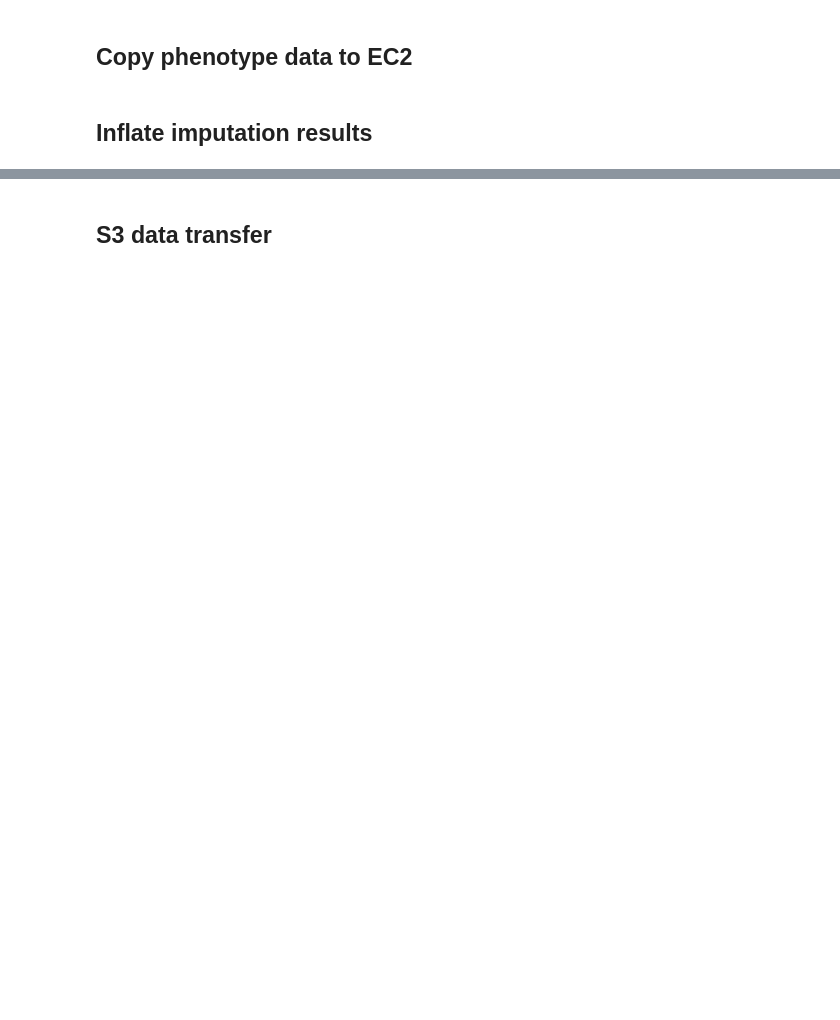
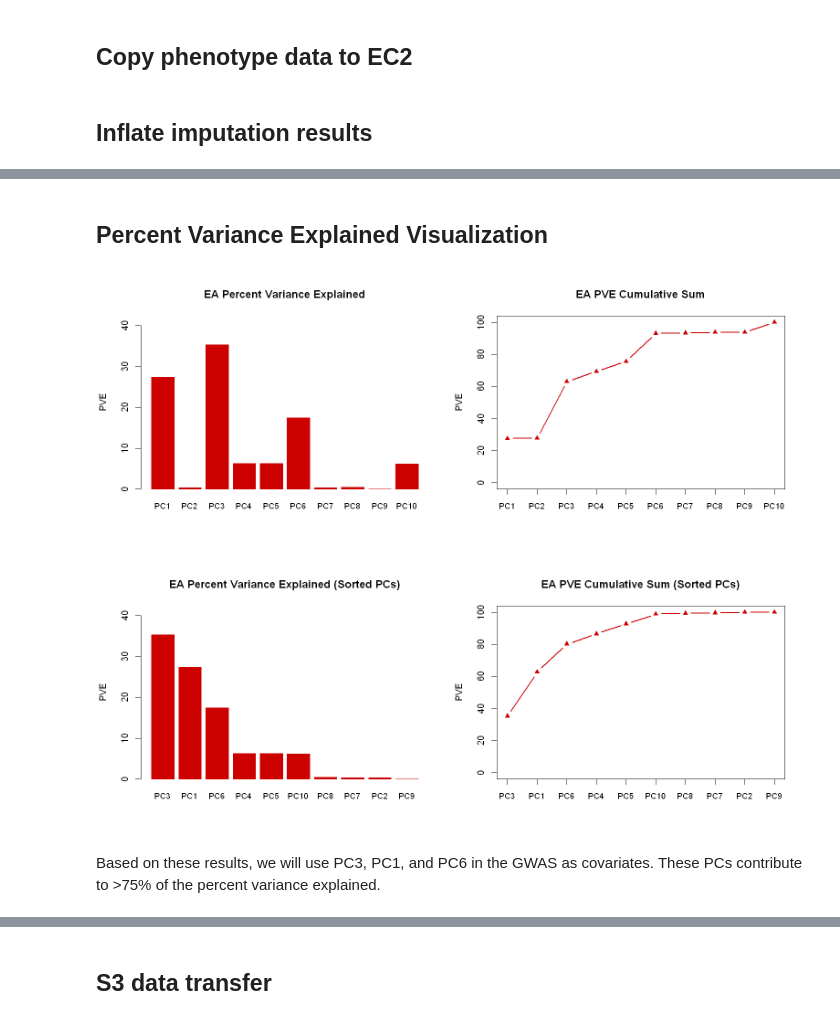
Before and after one commit to jaamarks/jaamarks_notebooks, a Jupyter notebook: Nicotine_Project/develop/20180327_emerge_FTND_GWAS.ipynb, the cells around one changed output, grey strips where cells are left out. Cells and saved outputs as stored; diff of their text form; code cells hidden in the pictures; blank space fills up the shorter version.

```diff
--- a/Nicotine_Project/develop/20180327_emerge_FTND_GWAS.ipynb
+++ b/Nicotine_Project/develop/20180327_emerge_FTND_GWAS.ipynb
@@ -92,0 +493,20 @@ done
+# %%
+# Build model formula
+model.str <- paste0(phen.name, " ~ ", paste(pc.names, collapse=" + "))
+cat("MODEL FORMULA:\n\n", model.str, "\n")
+
+# Get model fits
+lm.fit.ea <- lm(formula=as.formula(model.str), data=ea.data)
+
+# Get sequential (type I) sum of squares
+anova.ea <- anova(lm.fit.ea)
+
+# Calculate percent variance explained and sort
+ea.pve <- cbind(anova.ea[pc.names,],
+                PVE=round(anova.ea[pc.names, "Mean Sq"]/sum(anova.ea[pc.names, "Mean Sq"])*100, digits=2))
+ea.pve.sorted <- ea.pve[order(ea.pve$PVE, decreasing=T),]
+
+# Output regression info
+cat("\n\n================ EA group ================")
+summary(lm.fit.ea)
+ea.pve.sorted
@@ -92,0 +548,29 @@ done
+# %% [markdown]
+## Percent Variance Explained Visualization
+# %%
+options(repr.plot.width=13, repr.plot.height=5)
+
+# Set graphical parameters
+cex.factor = 0.9
+barplot.ylim.ea = c(0, max(ea.pve$PVE)*1.2)
+
+# Visualize PVE
+par(mfrow=c(1,2))
+barplot(height=ea.pve$PVE, names.arg=rownames(ea.pve), beside=T, cex.names=cex.factor,
+        col="red3", border="red3", ylim=barplot.ylim.ea,
+        main="EA Percent Variance Explained", ylab="PVE")
+plot(cumsum(ea.pve$PVE), type="b", main="EA PVE Cumulative Sum", ylab="PVE",
+     lwd=2, col="red3", pch=17, xaxt="n", xlab="", ylim=c(0,100))
+axis(side=1, at=c(1:10), labels=rownames(ea.pve), cex.axis=cex.factor)
+
+par(mfrow=c(1,2))
+barplot(height=ea.pve.sorted$PVE, names.arg=rownames(ea.pve.sorted), beside=T, cex.names=cex.factor,
+        col="red3", border="red3", ylim=barplot.ylim.ea, main="EA Percent Variance Explained (Sorted PCs)", ylab="PVE")
+plot(cumsum(ea.pve.sorted$PVE), type="b", main="EA PVE Cumulative Sum (Sorted PCs)", ylab="PVE",
+     lwd=2, col="red3", pch=17, xaxt="n", xlab="", ylim=c(0,100))
+axis(side=1, at=c(1:10), labels=rownames(ea.pve.sorted), cex.axis=cex.factor)
+# %% [output]
+[figure, added]
+[figure, added]
+# %% [markdown]
+Based on these results, we will use PC3, PC1, and PC6 in the GWAS as covariates. These PCs contribute to >75% of the percent variance explained.
```
Also changed, not shown: parts of 37 cells of this notebook, 1 other file.
